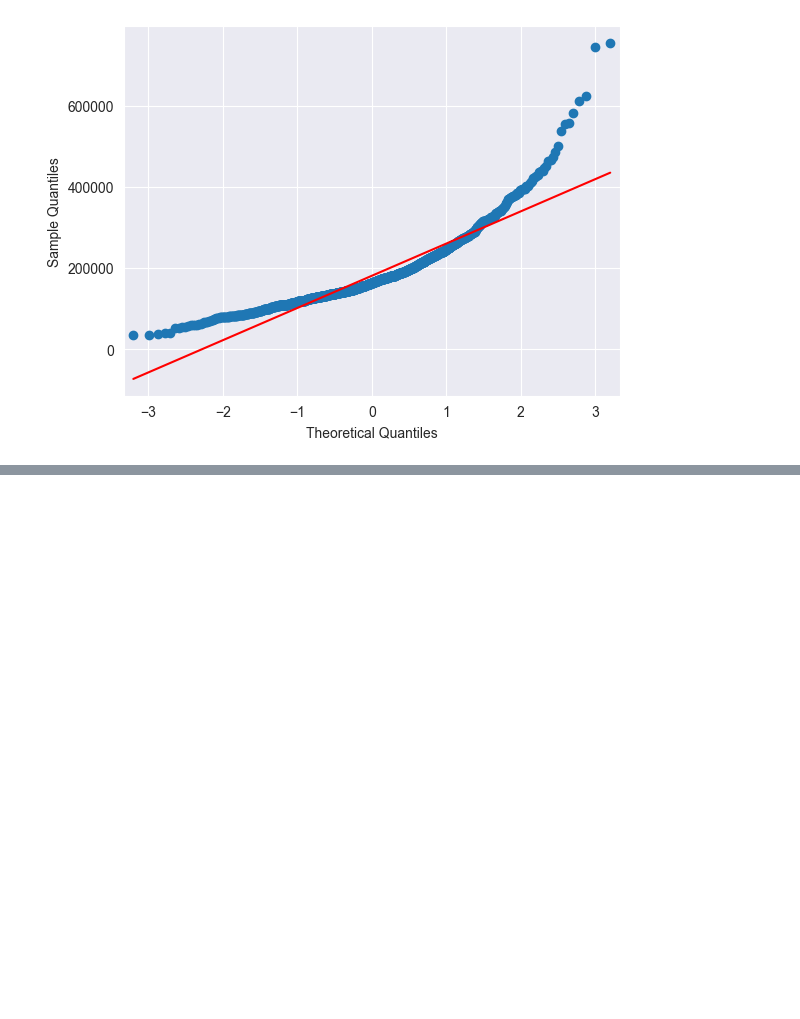
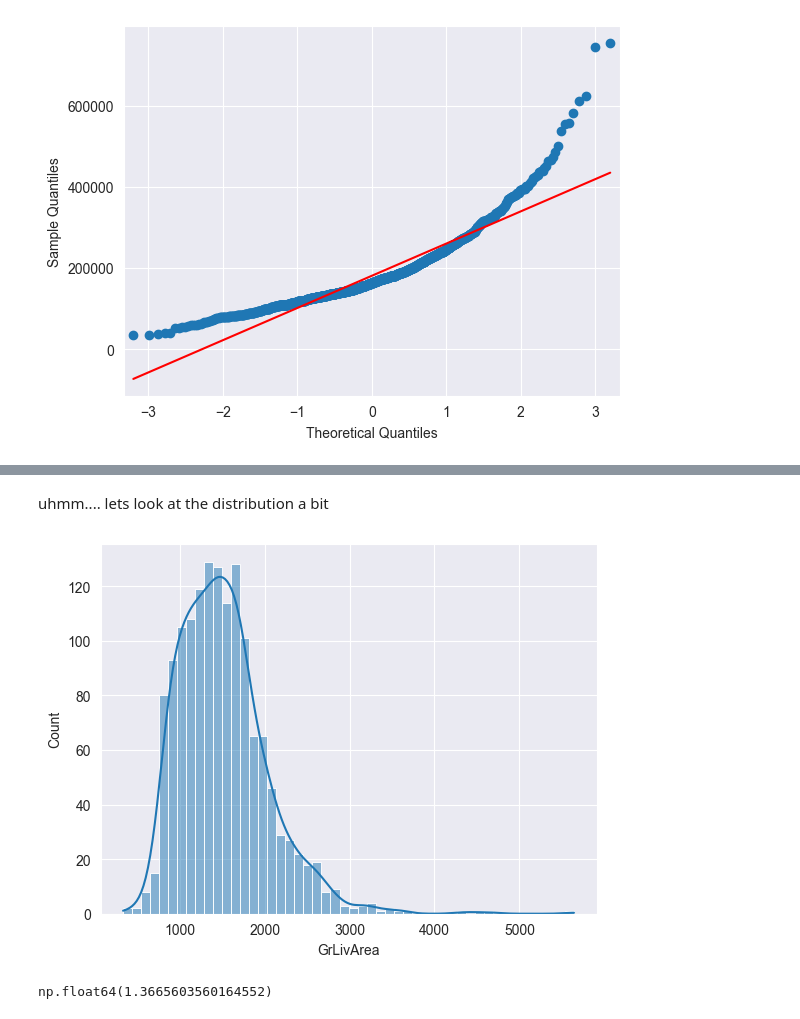
Before and after one commit to indian-coder-aarush/Learning, a Jupyter notebook: HousePriceEDA.ipynb, the cells around one changed output, grey strips where cells are left out. Drawn from its saved outputs; the diff is of its cells as text; code cells hidden in the pictures; blank space fills up the shorter version.

```diff
--- a/HousePriceEDA.ipynb
+++ b/HousePriceEDA.ipynb
@@ -73,0 +98,9 @@ plt.show()
+# %% [markdown]
+uhmm.... lets look at the distribution a bit
+# %%
+sns.histplot(data["GrLivArea"], bins = 50, kde = True)
+plt.show()
+data["GrLivArea"].skew()
+# %% [output]
+[figure, added]
+np.float64(1.3665603560164552)
```
Also changed, not shown: parts of 11 cells of this notebook, 1 other file.
